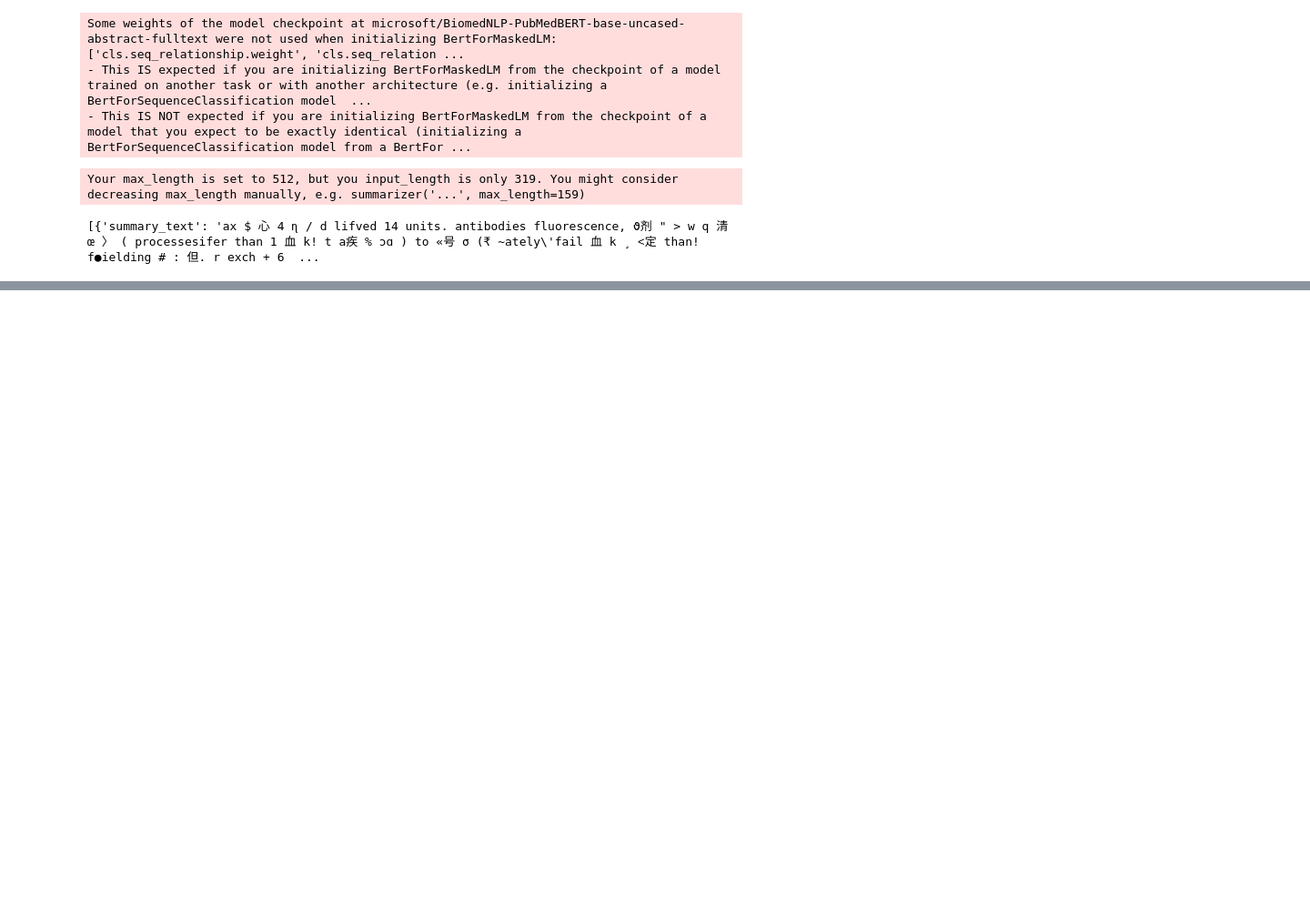
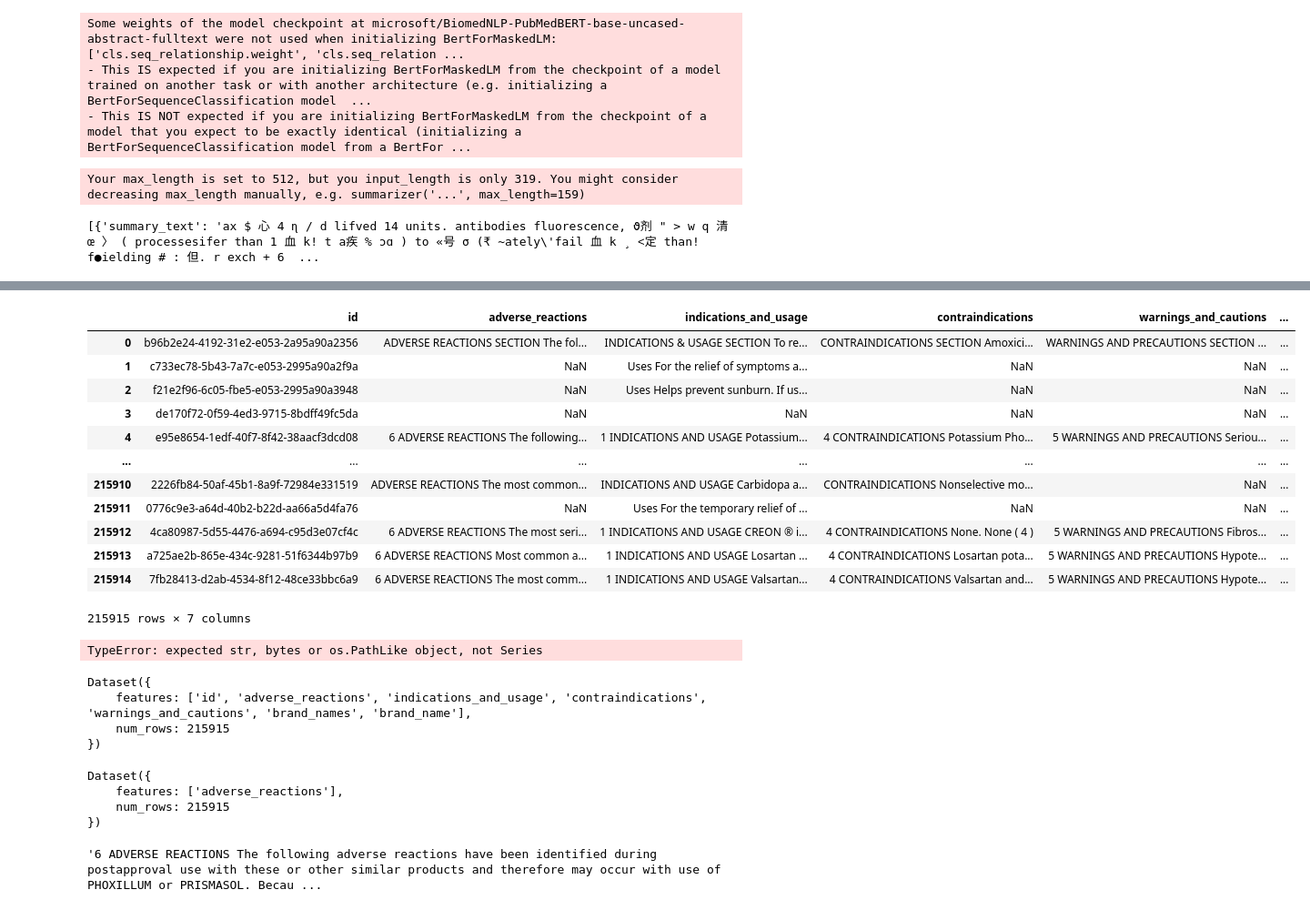
Before and after one commit to GenomicMedLab/fda-nlp, a Jupyter notebook: Huggingface/explore.ipynb, the cells around one changed output, grey strips where cells are left out. Shown: that part at 91% size. Saved outputs shown, nothing was run; the diff lists cells and outputs as text; code cells hidden in the pictures; blank space fills up the shorter version.

Commit message:
scratchpad work on loading pandas series with Datasets

```diff
--- a/Huggingface/explore.ipynb
+++ b/Huggingface/explore.ipynb
@@ -206,0 +209,6 @@ Your max_length is set to 512, but you input_length is only 319. You might consi
+# %%
+from datasets import load_dataset
+import pandas as pd
+# dataset = load_dataset("../old-data/kindred-data-sets/sentence_size/indication_corpus/")
+# dataset
+df = pd.read_excel('../data/openfda.xlsx')
@@ -206,0 +229,22 @@ Your max_length is set to 512, but you input_length is only 319. You might consi
+# %%
+df = df.reset_index(drop=True).drop('Unnamed: 0',axis=1)
+df
+# %% [output]
+|  | id | adverse_reactions | indications_and_usage | contraindications | warnings_and_cautions | ... |
+| 0 | b96b2e24-4192-31e2-e053-2a95a90a2356 | ADVERSE REACTIONS SECTION The fol... | INDICATIONS & USAGE SECTION To re... | CONTRAINDICATIONS SECTION Amoxici... | WARNINGS AND PRECAUTIONS SECTION ... | ... |
+| 1 | c733ec78-5b43-7a7c-e053-2995a90a2f9a | NaN | Uses For the relief of symptoms a... | NaN | NaN | ... |
+| 2 | f21e2f96-6c05-fbe5-e053-2995a90a3948 | NaN | Uses Helps prevent sunburn. If us... | NaN | NaN | ... |
+| 3 | de170f72-0f59-4ed3-9715-8bdff49fc5da | NaN | NaN | NaN | NaN | ... |
+| 4 | e95e8654-1edf-40f7-8f42-38aacf3dcd08 | 6 ADVERSE REACTIONS The following... | 1 INDICATIONS AND USAGE Potassium... | 4 CONTRAINDICATIONS Potassium Pho... | 5 WARNINGS AND PRECAUTIONS Seriou... | ... |
+| ... | ... | ... | ... | ... | ... | ... |
+| 215910 | 2226fb84-50af-45b1-8a9f-72984e331519 | ADVERSE REACTIONS The most common... | INDICATIONS AND USAGE Carbidopa a... | CONTRAINDICATIONS Nonselective mo... | NaN | ... |
+| 215911 | 0776c9e3-a64d-40b2-b22d-aa66a5d4fa76 | NaN | Uses For the temporary relief of ... | NaN | NaN | ... |
+| 215912 | 4ca80987-5d55-4476-a694-c95d3e07cf4c | 6 ADVERSE REACTIONS The most seri... | 1 INDICATIONS AND USAGE CREON ® i... | 4 CONTRAINDICATIONS None. None ( 4 ) | 5 WARNINGS AND PRECAUTIONS Fibros... | ... |
+| 215913 | a725ae2b-865e-434c-9281-51f6344b97b9 | 6 ADVERSE REACTIONS Most common a... | 1 INDICATIONS AND USAGE Losartan ... | 4 CONTRAINDICATIONS Losartan pota... | 5 WARNINGS AND PRECAUTIONS Hypote... | ... |
+| 215914 | 7fb28413-d2ab-4534-8f12-48ce33bbc6a9 | 6 ADVERSE REACTIONS The most comm... | 1 INDICATIONS AND USAGE Valsartan... | 4 CONTRAINDICATIONS Valsartan and... | 5 WARNINGS AND PRECAUTIONS Hypote... | ... |
+215915 rows × 7 columns
+# %%
+dataset = load_dataset(df['adverse_reactions'])
+dataset
+# %% [output]
+TypeError: expected str, bytes or os.PathLike object, not Series
@@ -206,0 +255,20 @@ Your max_length is set to 512, but you input_length is only 319. You might consi
+# %%
+dataset
+# %% [output]
+Dataset({
+    features: ['id', 'adverse_reactions', 'indications_and_usage', 'contraindications', 'warnings_and_cautions', 'brand_names', 'brand_name'],
+    num_rows: 215915
+})
+# %%
+tdf = pd.DataFrame(df,columns=['adverse_reactions'])
+dataset2 = Dataset.from_pandas(tdf)
+dataset2
+# %% [output]
+Dataset({
+    features: ['adverse_reactions'],
+    num_rows: 215915
+})
+# %%
+dataset2['adverse_reactions'][20]
+# %% [output]
+'6 ADVERSE REACTIONS The following adverse reactions have been identified during postapproval use with these or other similar products and therefore may occur with use of PHOXILLUM or PRISMASOL. Becau ...
```
Also changed, not shown: parts of 3 cells of this notebook.
